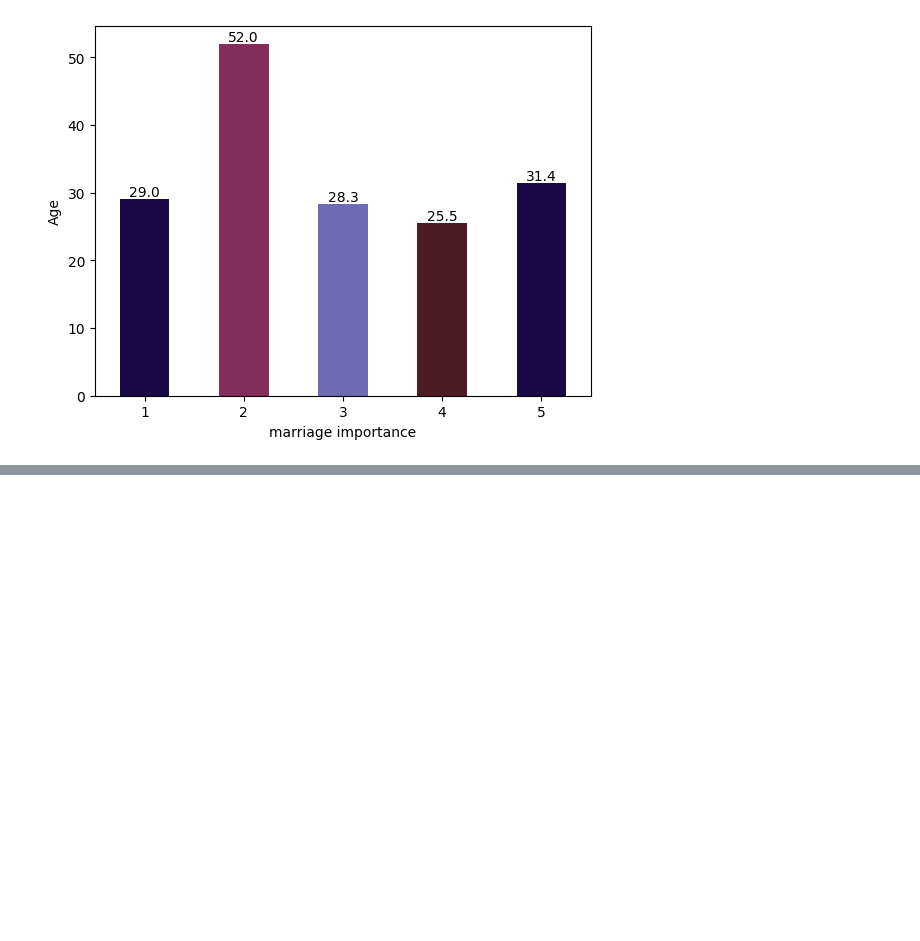
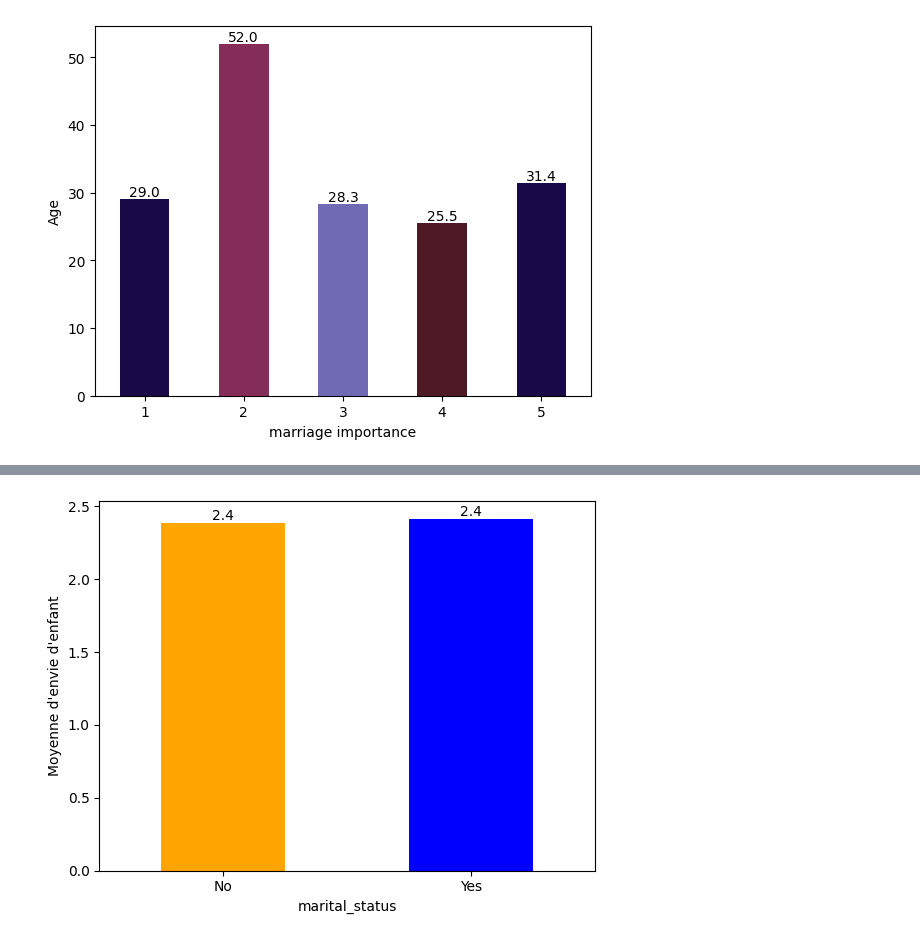
Before and after one commit to Azizbennacer/Survey-analysis, a Jupyter notebook: notebooks/analysis.ipynb, the cells around one changed output, grey strips where cells are left out. Drawn from its saved outputs; the diff is of its cells as text; code cells hidden in the pictures; blank space fills up the shorter version.

```diff
--- a/notebooks/analysis.ipynb
+++ b/notebooks/analysis.ipynb
@@ -216,0 +216,14 @@ The `join` parameter is deprecated and will be removed in v0.15.0. You can remov
+# %%
+#Les personnes mariées veulent-elles en moyenne plus d’enfants que les non mariées ?
+fig, ax = plt.subplots()
+df["ideal_children_number"] = pd.to_numeric(
+    df["ideal_children_number"], errors="coerce"
+)
+colors = ["orange","blue"]
+mean_child_want = df[df["children_want"] == "Yes"].groupby("marital_status")["ideal_children_number"].mean()
+mean_child_want.plot(kind = "bar", ax = ax,color = colors,rot = 0)
+ax.set_ylabel("Moyenne d'envie d'enfant")
+ax.bar_label(ax.containers[0], fmt='%.1f')
+plt.show()
+# %% [output]
+[figure, added]
```
Also changed, not shown: parts of 3 cells of this notebook, 1 other file.
